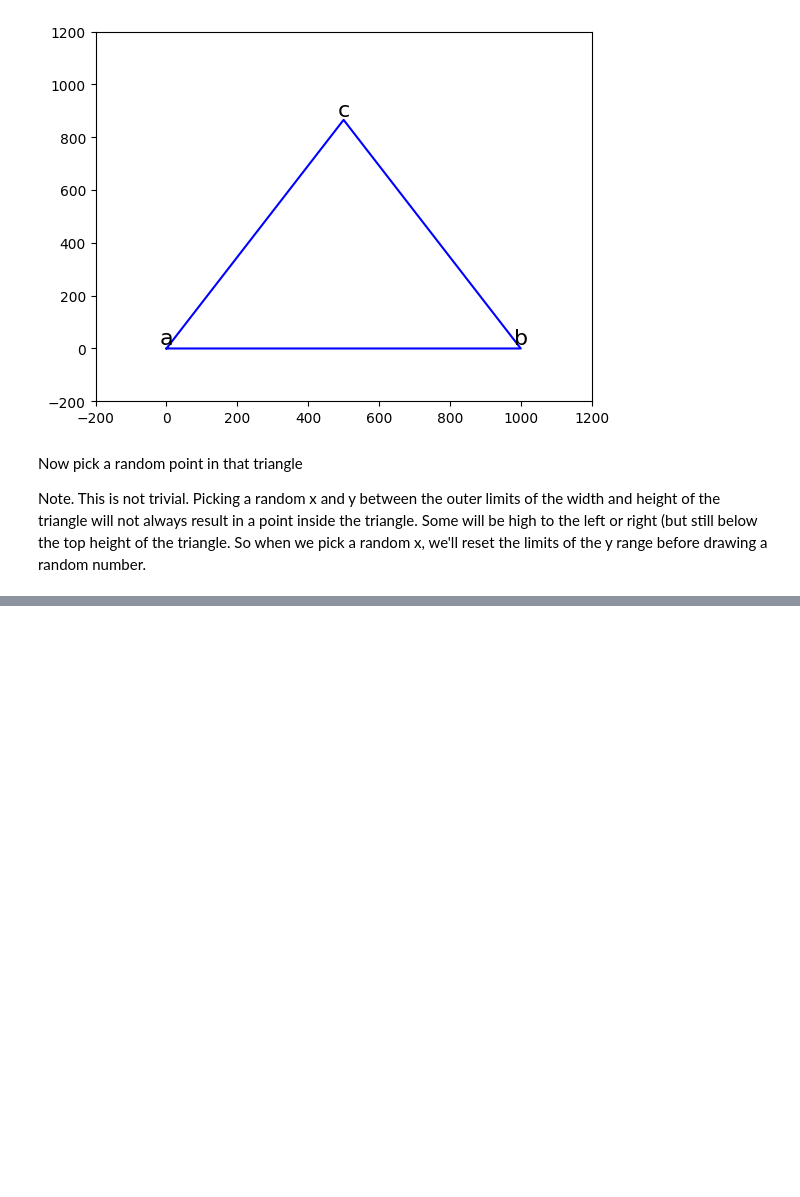
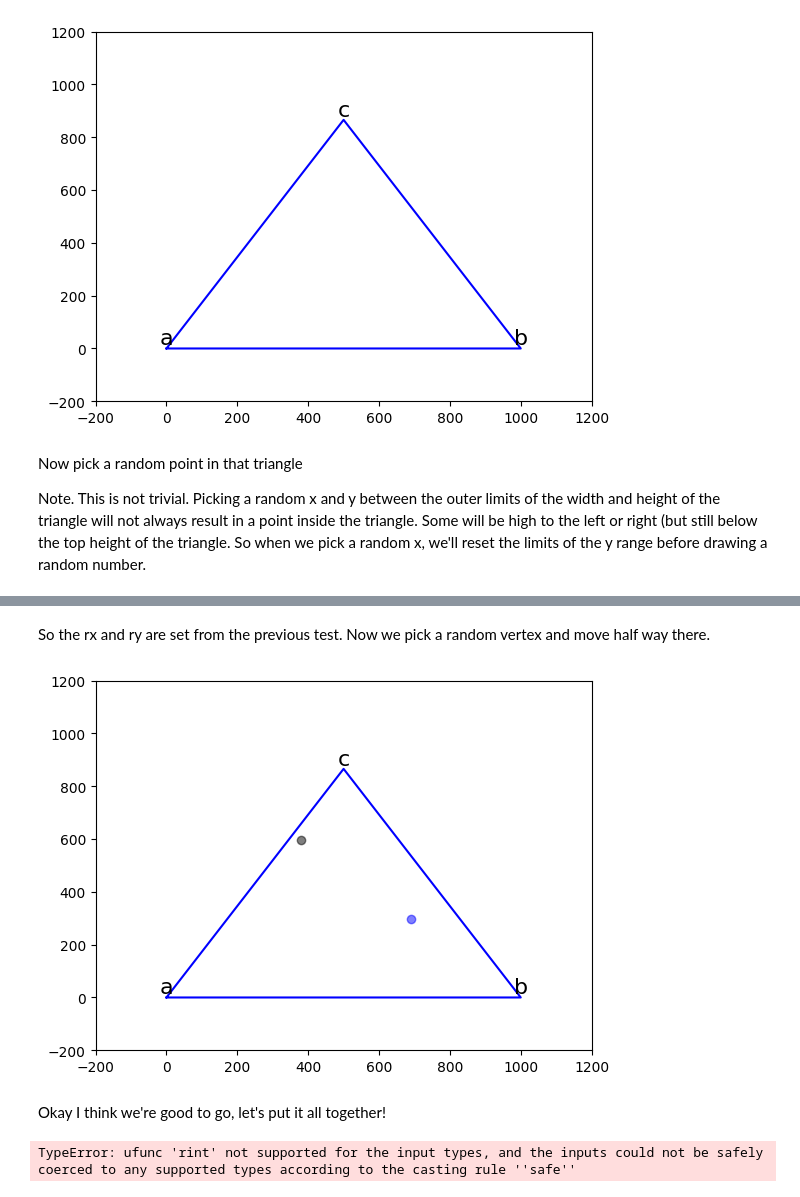
Before and after one commit to dsborrus/sierpinski-triangle, a Jupyter notebook: runme.ipynb, the cells around one changed output, grey strips where cells are left out. Saved outputs shown, nothing was run; the diff lists cells and outputs as text; code cells hidden in the pictures; blank space fills up the shorter version.

Commit message:
nearly there!

```diff
--- a/runme.ipynb
+++ b/runme.ipynb
@@ -122,7 +158,41 @@ We have our random x and y inside the triangle. Now select a random vertex ($a,b
+# %% [markdown]
+So the rx and ry are set from the previous test. Now we pick a random vertex and move half way there.
 # %%
 # pick a random vertex
 vi = np.random.randint(0,2+1)
 # find its location
 v = np.array([x_init[vi],y_init[vi]])
 # split the difference between the random point and the vertex
-newp = np.array(v[0]
+newp = np.array([(rx-(rx-v[0])/2) , (ry-(ry-v[1])/2)])
+
+### plot the triangle
+plt.plot(x_init,y_init,'b-')
+# set the x and y axis limits
+plt.xlim(-l*0.2, l*1.2)
+plt.ylim(-l*0.2, l*1.2)
+# label the points
+pnts = ['a','b','c']
+for i in range(0,3):
+     plt.text(x_init[i],y_init[i],pnts[i],ha='center', va='bottom',fontsize=16)
+
+plt.scatter(rx,ry,color='black',alpha=0.5);
+plt.scatter(newp[0],newp[1],color='blue',alpha=0.5);
+# %% [output]
+[figure, added]
+# %% [markdown]
+Okay I think we're good to go, let's put it all together!
+# %%
+max_iters = 5;
+
+# select a random point in the triangle
+while ~go:
+    rx = np.random.uniform(0,l)
+    ry = np.random.uniform(0,c[1])
+
+    if rx<=l/2:
+        go = (ry<m*rx)
+    else:
+        go = (ry<-m*(rx-l/2)+c[1])
+print('starting point is at ' + np.round(rx)))
+# %% [output]
+TypeError: ufunc 'rint' not supported for the input types, and the inputs could not be safely coerced to any supported types according to the casting rule ''safe''
```
Also changed, not shown: parts of 4 cells of this notebook.
